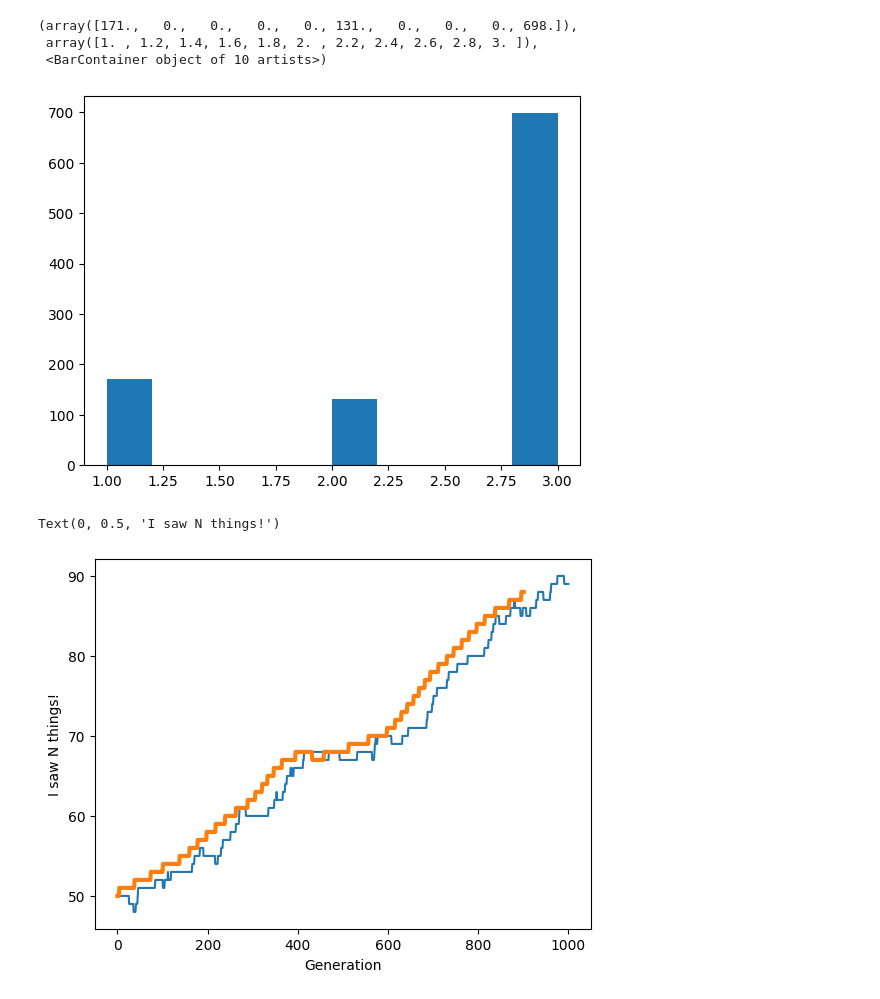
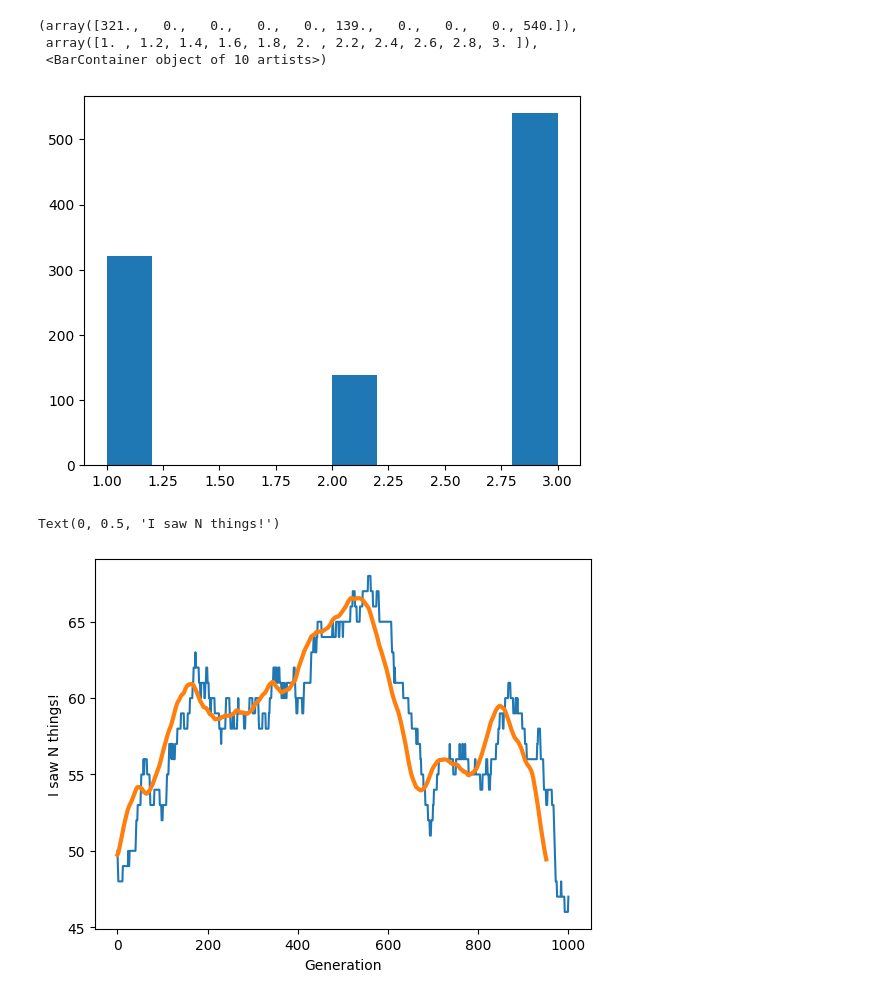
Before and after one commit to ralawadhi/propagation_of_legends, a Jupyter notebook: main.ipynb, the cells around one changed output. Cells and saved outputs as stored; diff of their text form; code cells hidden in the pictures.

```diff
--- a/main.ipynb
+++ b/main.ipynb
@@ -4,7 +4,7 @@ import matplotlib.pyplot as plt
 # %%
 #create population
 # 1:Yay, 2:Nay, 3:Neutral, 0.45,0.45,0.10
-probability_distribution = [0.15,0.15,0.70]
+probability_distribution = [0.35,0.15,0.50]
 arch_type = [1,2,3]
 pop_size = 1000
 pop_list = []
@@ -15,8 +15,8 @@ for i in range(pop_size):
 # %%
 plt.hist(pop_list)
 # %% [output]
-(array([171.,   0.,   0.,   0.,   0., 131.,   0.,   0.,   0., 698.]),
+(array([321.,   0.,   0.,   0.,   0., 139.,   0.,   0.,   0., 540.]),
  array([1. , 1.2, 1.4, 1.6, 1.8, 2. , 2.2, 2.4, 2.6, 2.8, 3. ]),
  <BarContainer object of 10 artists>)
-[figure, old version]
+[figure, new version]
 # %%
@@ -45,7 +50,6 @@ gen_list = []
 thing_list = []
 for gen, thing in list(enumerate(thing_evolution)):
     gen_list.append(gen)
-    thing_list.append(thing)
 # %%
 #moving average
 
@@ -54,18 +58,18 @@ def moving_avg(array, window_size):
     i = 0
     while i < len(array) - window_size + 1:
         window = array[i:i+window_size]
-        window_average = round(sum(window)/window_size)
+        window_average = round(sum(window)/window_size, 2)
         moving_averages.append(window_average)
         i+=1
 
     return moving_averages
 
-moving_average = moving_avg(thing_list, 100)
+moving_average = moving_avg(thing_evolution, 50)
 # %%
-plt.plot(gen_list, thing_list)
+plt.plot(gen_list, thing_evolution)
 plt.plot(moving_average, linewidth=3)
 plt.xlabel("Generation")
 plt.ylabel("I saw N things!")
 # %% [output]
 Text(0, 0.5, 'I saw N things!')
-[figure, old version]
+[figure, new version]
```
Also changed, not shown: parts of 1 cell of this notebook.
